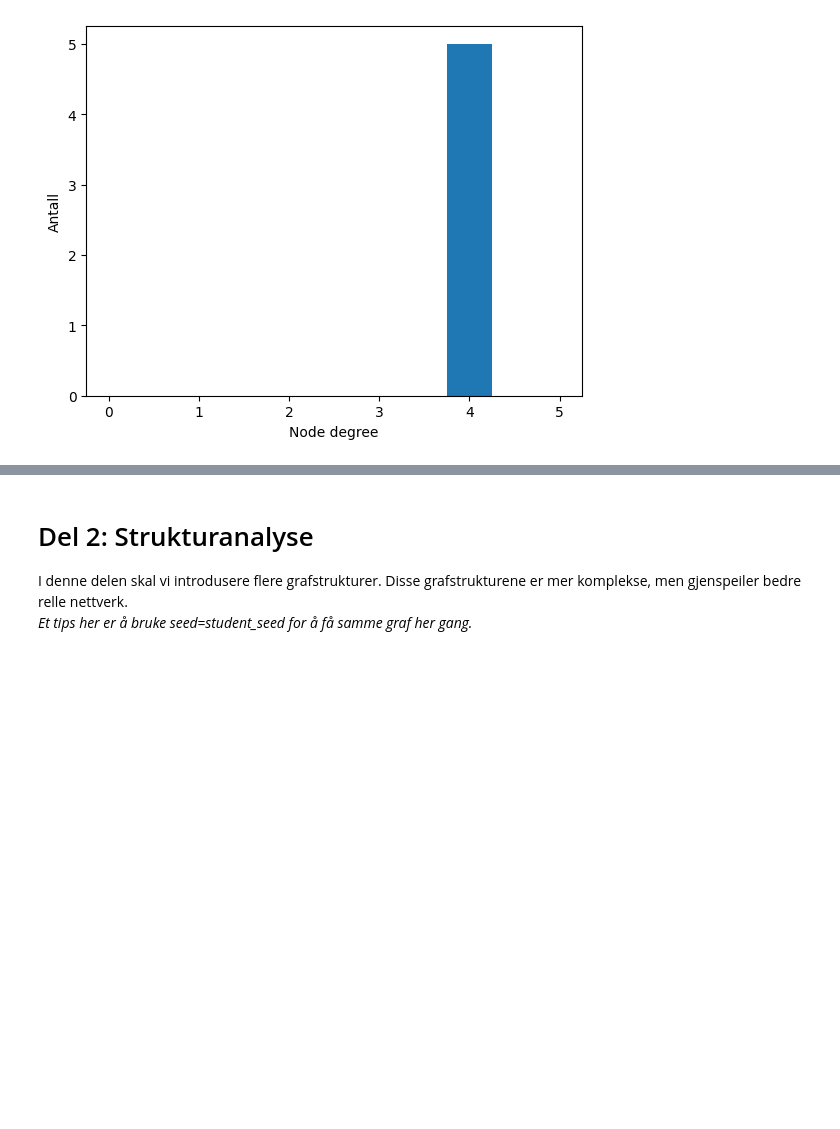
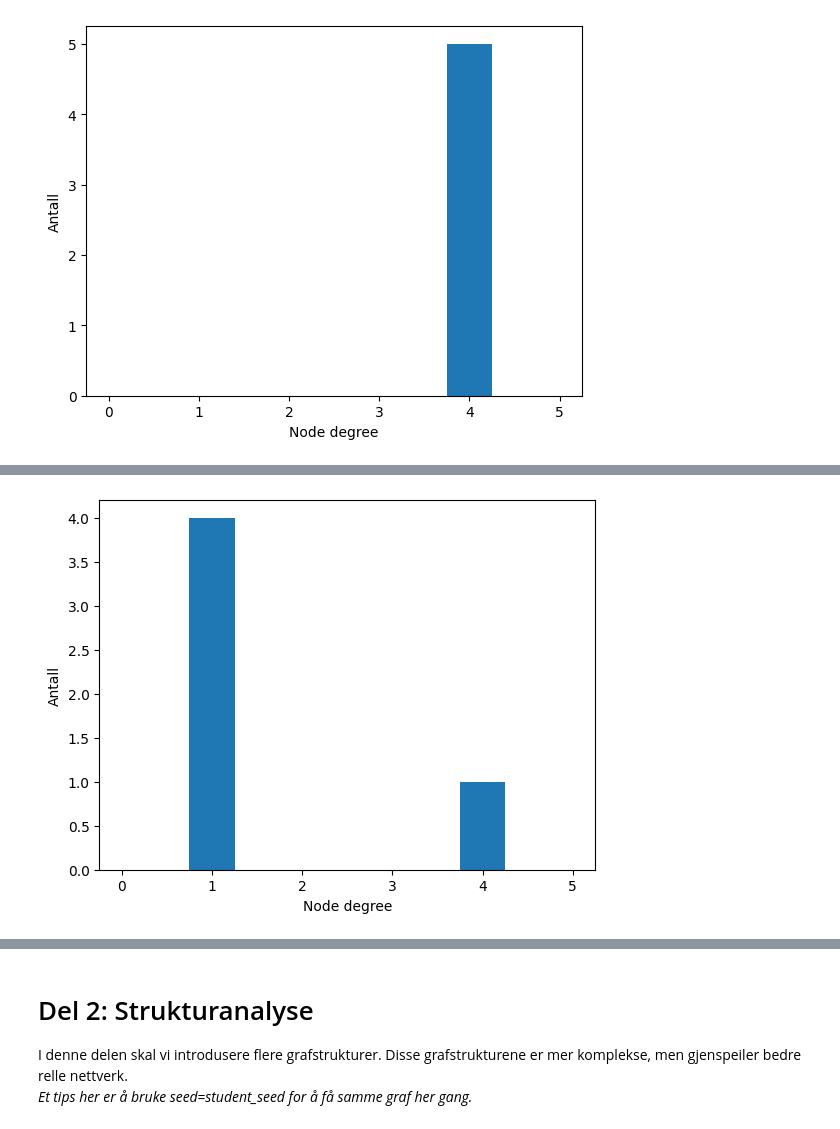
Before and after one commit to GjermundBrovold/Sikkerhet_og_Robuste_IKT_systemer_oving2, a Jupyter notebook: exercise2.ipynb, the cells around one changed output, grey strips where cells are left out. Cells and saved outputs as stored; diff of their text form; code cells hidden in the pictures; blank space fills up the shorter version.

```diff
--- a/exercise2.ipynb
+++ b/exercise2.ipynb
@@ -237,0 +235,4 @@ Kommenter fordelingen av node degrees som vises i histogrammene her:
+# %%
+starGraph.histogram();
+# %% [output]
+[figure, added]
```
Also changed, not shown: parts of 21 cells of this notebook.
